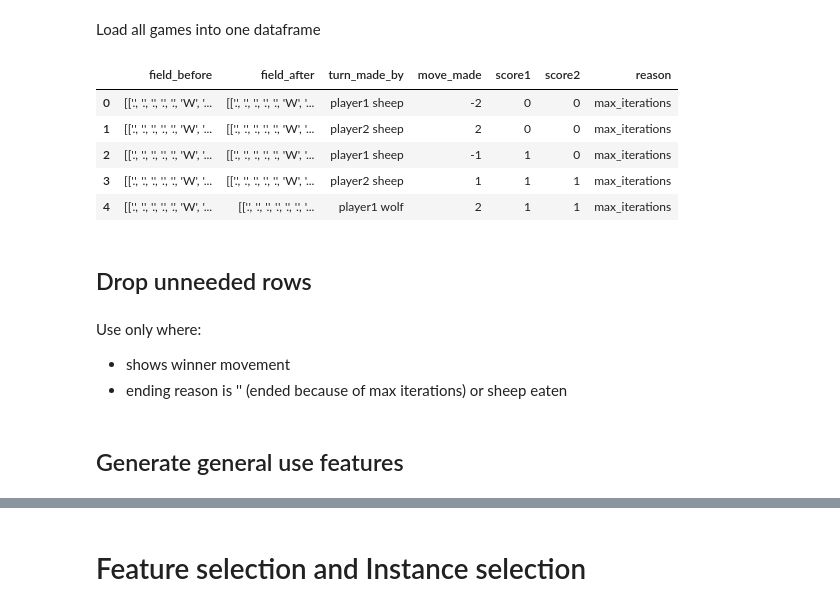
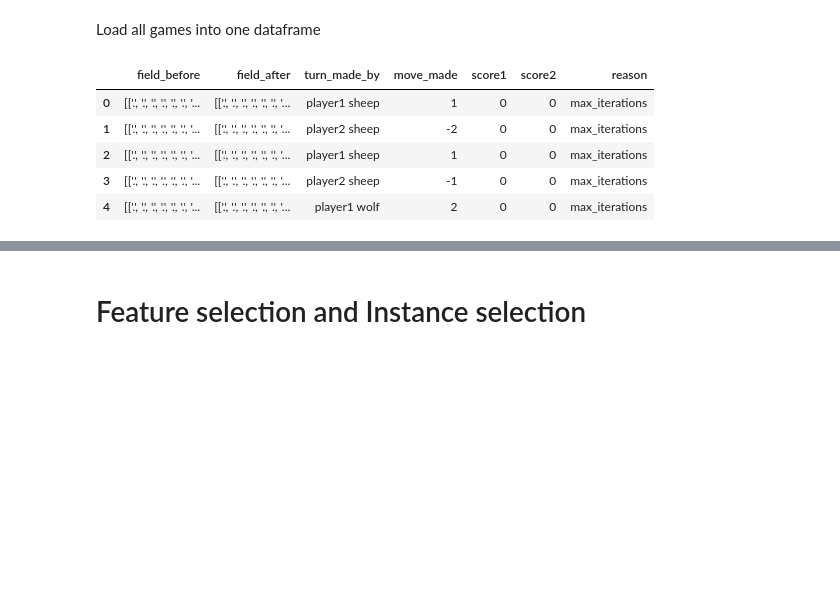
Before and after one commit to rexorci/PAI_Ex2, a Jupyter notebook: kingsheep/model_training_cweber.ipynb, the cells around one changed output, grey strips where cells are left out. Saved outputs shown, nothing was run; the diff lists cells and outputs as text; code cells hidden in the pictures; blank space fills up the shorter version.

```diff
--- a/kingsheep/model_training_cweber.ipynb
+++ b/kingsheep/model_training_cweber.ipynb
@@ -63,39 +63,33 @@ Load all games into one dataframe
 # frame = pd.concat(li, axis=0, ignore_index=True)
 # %%
 path = "../training_data/subset1"
-all_files = glob.glob(path + "/19.csv")
+all_files = glob.glob(path + "/*.csv")
 
 training_data = []
 
 #load the data into a pandas frames
 for file in all_files:
     game_data = pd.read_csv(file,index_col=False)
     reason = game_data.iloc[-1][6]
 
     #if the reason is found, add it to each line to fill out the blanks
     if type(reason) is str:
         for index,row in game_data.iterrows():
             game_data.loc[index,'reason'] = reason
 
     #else there was no reason, implying the game reached the number of iterations
     else:
         for index,row in game_data.iterrows():
             game_data.loc[index,'reason'] = 'max_iterations'
 
     training_data.append(game_data)
 
 #preview the final 5 lines
 training_data[-1].head()
 # %% [output]
 |  | field_before | field_after | turn_made_by | move_made | score1 | score2 | reason |
-| 0 | [['.', '.', '.', '.', '.', 'W', '... | [['.', '.', '.', '.', '.', 'W', '... | player1 sheep | -2 | 0 | 0 | max_iterations |
-| 1 | [['.', '.', '.', '.', '.', 'W', '... | [['.', '.', '.', '.', '.', 'W', '... | player2 sheep | 2 | 0 | 0 | max_iterations |
-| 2 | [['.', '.', '.', '.', '.', 'W', '... | [['.', '.', '.', '.', '.', 'W', '... | player1 sheep | -1 | 1 | 0 | max_iterations |
-| 3 | [['.', '.', '.', '.', '.', 'W', '... | [['.', '.', '.', '.', '.', 'W', '... | player2 sheep | 1 | 1 | 1 | max_iterations |
-| 4 | [['.', '.', '.', '.', '.', 'W', '... | [['.', '.', '.', '.', '.', '.', '... | player1 wolf | 2 | 1 | 1 | max_iterations |
+| 0 | [['.', '.', '.', '.', '.', '.', '... | [['.', '.', '.', '.', '.', '.', '... | player1 sheep | 1 | 0 | 0 | max_iterations |
+| 1 | [['.', '.', '.', '.', '.', '.', '... | [['.', '.', '.', '.', '.', '.', '... | player2 sheep | -2 | 0 | 0 | max_iterations |
+| 2 | [['.', '.', '.', '.', '.', '.', '... | [['.', '.', '.', '.', '.', '.', '... | player1 sheep | 1 | 0 | 0 | max_iterations |
+| 3 | [['.', '.', '.', '.', '.', '.', '... | [['.', '.', '.', '.', '.', '.', '... | player2 sheep | -1 | 0 | 0 | max_iterations |
+| 4 | [['.', '.', '.', '.', '.', '.', '... | [['.', '.', '.', '.', '.', '.', '... | player1 wolf | 2 | 0 | 0 | max_iterations |
-# %% [markdown]
-## Drop unneeded rows
-# %% [markdown]
-Use only where:
-* shows winner movement
-* ending reason is '' (ended because of max iterations) or sheep eaten
@@ -117,2 +95,0 @@ Use only where:
-# %% [markdown]
-## Generate general use features
```
Also changed, not shown: parts of 36 cells of this notebook, 5 other files.
